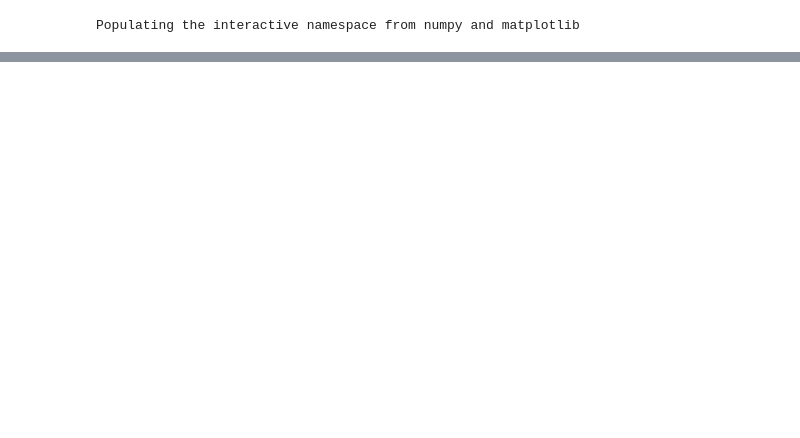
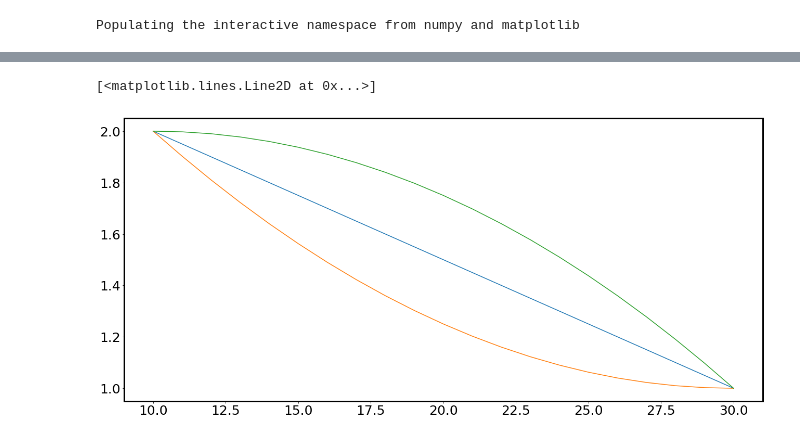
Before and after one commit to weiszr/antidunes_simple, a Jupyter notebook: results/vis-field.ipynb, the cells around one changed output, grey strips where cells are left out. Drawn from its saved outputs; the diff is of its cells as text; code cells hidden in the pictures; blank space fills up the shorter version.

```diff
--- a/results/vis-field.ipynb
+++ b/results/vis-field.ipynb
@@ -139,12 +140,12 @@ def from_data(x_i1,x_i2,arr1,arr2,y_offset):
     newx = arr1[start_index:end_index]
     newy = arr2[start_index:end_index]-(y_offset*factor[:])
     return newx,newy
-def scen1(x1,x2,x3,x4,y1,y2,y3,y4):
-    xx = [x1,x2,x3,x4]
-    yy = [y1,y2,y3,y4]
-    #print(xx)
-   # print(yy)
-    newx= linspace(xx[-1],xx[0],500)
+def scen1(x1,x2,x3,x4,x5,y1,y2,y3,y4,y5):
+    xx = [x1,x2,x3,x4,x5]
+    yy = [y1,y2,y3,y4,y5]
+    print(xx)
+    print(yy)
+    newx= linspace(xx[-1],xx[0],1000)
     newy = numpy.interp(newx,xx,yy)
     #print(newx)
     #print(newy)
@@ -163,9 +164,11 @@ def make_outputfile(deci=0,tt='test'):
     if deci == 1:
         fname_eps = 'Fig_{t1}.eps'.format(t1=tt)
         fname_png = 'Fig_{t1}.png'.format(t1=tt)
+        fname_pdf = 'Fig_{t1}.pdf'.format(t1=tt)
         fig.savefig(fname_eps,bbox_inches='tight', transparent=True)
         fig.savefig(fname_png,dpi=500,bbox_inches='tight', transparent=True)
-        print("Files '{t1}' and '{t2}' created".format(t1=fname_eps,t2=fname_png))
+        fig.savefig(fname_pdf,dpi=500,bbox_inches='tight', transparent=True)
+        print("Files '{t1}', '{t3}' and '{t2}' created".format(t1=fname_eps,t2=fname_png,t3=fname_pdf))
     elif deci == 0:
         print("No figure files will be created")
 
@@ -180,6 +183,19 @@ def plotting(ax,xx,lx,fr,line1,line2,line3,d_s):
     ax.plot(lx,fr,'k-')
     ax.fill_between(lx,fr,line1,where=fr<=line1,facecolor='skyblue')
     ax.fill_between(lx,0.0,fr,facecolor=(0.4,0.4,0.4))
+    #ax.plot(lx,line2,'k-')
+
+
+def make_outputfile(fig,tt='test',res=200):
+    fname_eps = 'Fig_{t1}.eps'.format(t1=tt)
+    fname_png = 'Fig_{t1}.png'.format(t1=tt)
+    fname_pdf = 'Fig_{t1}.pdf'.format(t1=tt)
+    fname_svg = 'Fig_{t1}.svg'.format(t1=tt)
+    fig.savefig(fname_eps,bbox_inches='tight', transparent=True)
+    fig.savefig(fname_png,dpi=res,bbox_inches='tight', transparent=True)
+    fig.savefig(fname_pdf,dpi=res,bbox_inches='tight', transparent=True)
+    fig.savefig(fname_svg,dpi=res,bbox_inches='tight', transparent=True)
+    print("Files '{t1}', '{t3}', '{t2} and {t5}' created, where the latter two have dpi={t4}".format(t1=fname_eps,t2=fname_png,t3=fname_pdf,t5=fname_svg,t4=str(res)))
 # %%
 delta_s1 = 30.0
 delta_s2 = 20.0
@@ -227,0 +310,17 @@ ax3.text(-0.6,5.4,'c',size=30,fontproperties=font);
+# %%
+ds_array = linspace(10,30,21)
+fr_c1 = linspace(2.0, 1.0,21)
+fr_c2 = zeros(21)
+fr_c3 = zeros(21)
+for i in range(21):
+    fr_c2[i] = 1.0/(20**2.0)*(ds_array[i] - 30.0)**2.0 + 1.0
+    fr_c3[i] = -1.0/(20**2.0)*(ds_array[i] - 10.0)**2.0 + 2.0
+
+plot(ds_array,fr_c1)
+plot(ds_array,fr_c2)
+plot(ds_array,fr_c3)
+#1 = a*(30 - 10)**2.0 + 2
+#print(1./(-20**2.0))
+# %% [output]
+[<matplotlib.lines.Line2D at 0x...>]
+[figure, added]
```
Also changed, not shown: parts of 9 cells of this notebook, 2 other files.
